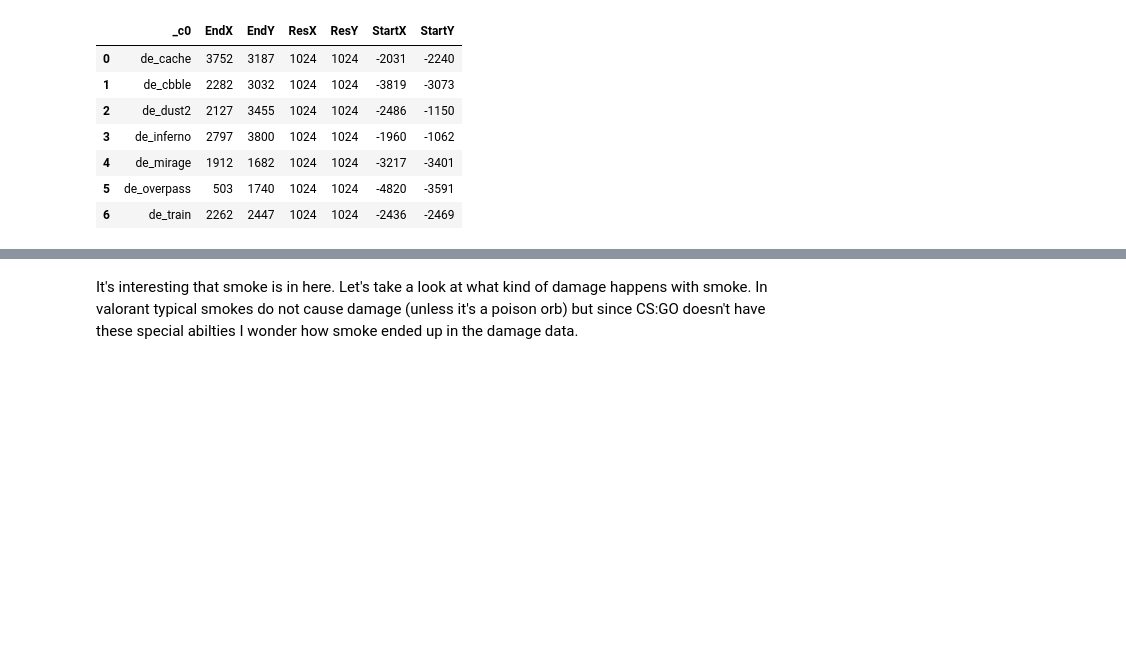
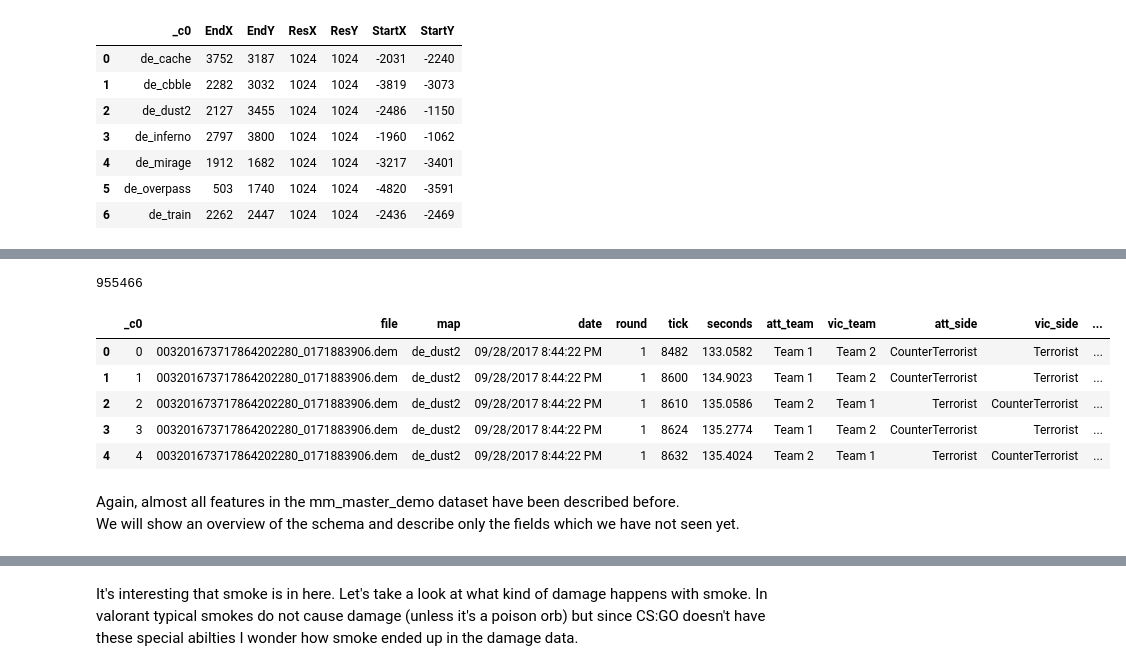
Before and after one commit to ashleyradford/spark-analysis, a Jupyter notebook: csgo_analysis.ipynb, the cells around one changed output, grey strips where cells are left out. Drawn from its saved outputs; the diff is of its cells as text; code cells hidden in the pictures; blank space fills up the shorter version.

```diff
--- a/csgo_analysis.ipynb
+++ b/csgo_analysis.ipynb
@@ -302,0 +363,27 @@ The data is pretty straightforward and doesn't require any necessary cleaning. O
+# %%
+mm_df = spark.read.load('hdfs://orion08:24001/csgo/mm_master_demos.csv',
+                        format='csv',
+                        sep=',',
+                        inferSchema='true',
+                        header='true')
+mm_df.count()
+# %% [output]
+955466
+# %%
+# extract the first 5 rows and schema from spark df
+mm_df_subset = mm_df.head(5)
+mm_schema = mm_df.schema
+
+# convert the subset to a pandas df with schema (for pretty output)
+pandas_mm_df = pd.DataFrame(mm_df_subset, columns=mm_schema.fieldNames())
+pandas_mm_df
+# %% [output]
+|  | _c0 | file | map | date | round | tick | seconds | att_team | vic_team | att_side | vic_side | ... |
+| 0 | 0 | 003201673717864202280_0171883906.dem | de_dust2 | 09/28/2017 8:44:22 PM | 1 | 8482 | 133.0582 | Team 1 | Team 2 | CounterTerrorist | Terrorist | ... |
+| 1 | 1 | 003201673717864202280_0171883906.dem | de_dust2 | 09/28/2017 8:44:22 PM | 1 | 8600 | 134.9023 | Team 1 | Team 2 | CounterTerrorist | Terrorist | ... |
+| 2 | 2 | 003201673717864202280_0171883906.dem | de_dust2 | 09/28/2017 8:44:22 PM | 1 | 8610 | 135.0586 | Team 2 | Team 1 | Terrorist | CounterTerrorist | ... |
+| 3 | 3 | 003201673717864202280_0171883906.dem | de_dust2 | 09/28/2017 8:44:22 PM | 1 | 8624 | 135.2774 | Team 1 | Team 2 | CounterTerrorist | Terrorist | ... |
+| 4 | 4 | 003201673717864202280_0171883906.dem | de_dust2 | 09/28/2017 8:44:22 PM | 1 | 8632 | 135.4024 | Team 2 | Team 1 | Terrorist | CounterTerrorist | ... |
+# %% [markdown]
+Again, almost all features in the mm_master_demo dataset have been described before.<br>
+We will show an overview of the schema and describe only the fields which we have not seen yet.
```
Also changed, not shown: parts of 60 cells of this notebook.
